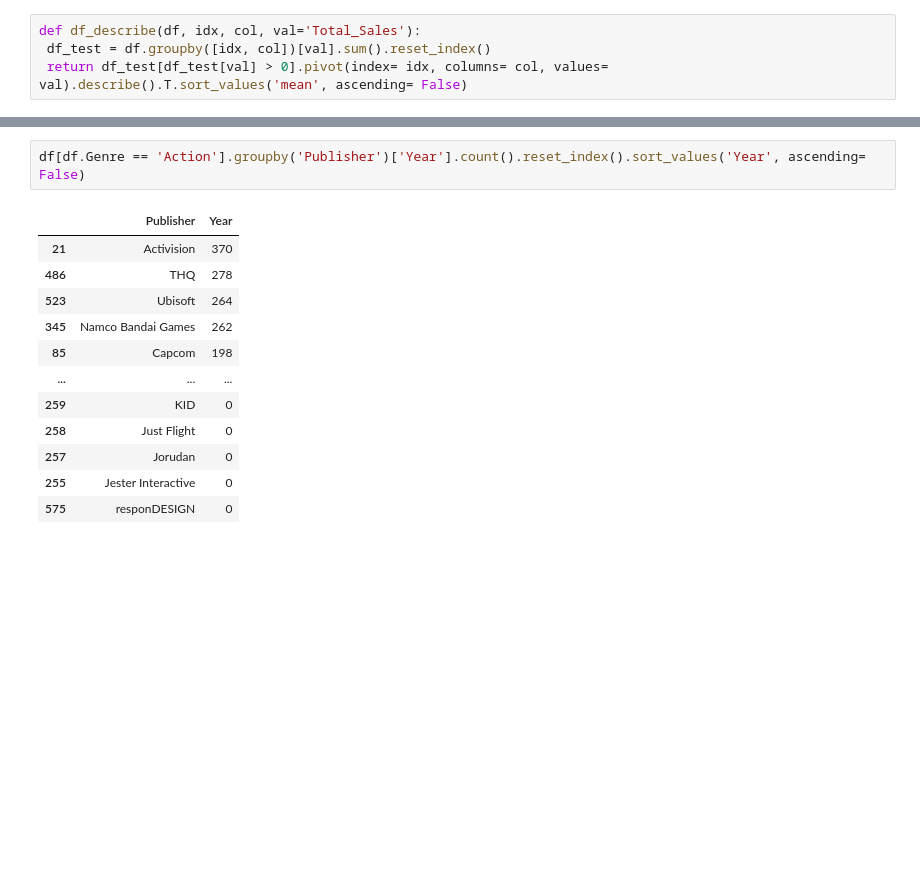
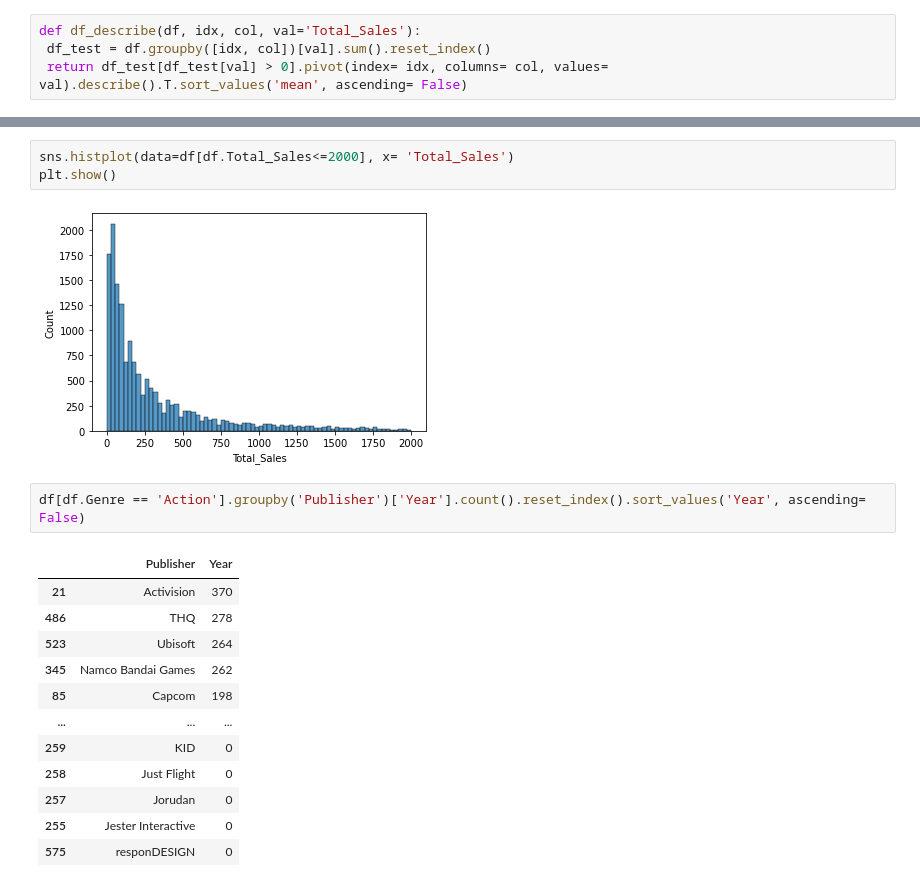
Before and after one commit to e080hsm/Section1_Project, a Jupyter notebook: ai14_n1xx_우성호.ipynb, the cells around one changed output, grey strips where cells are left out. Saved outputs shown, nothing was run; the diff lists cells and outputs as text; blank space fills up the shorter version.

```diff
--- a/ai14_n1xx_우성호.ipynb
+++ b/ai14_n1xx_우성호.ipynb
@@ -304,3 +393,8 @@ def df_describe(df, idx, col, val='Total_Sales'):
+# %%
+sns.histplot(data=df[df.Total_Sales<=2000], x= 'Total_Sales')
+plt.show()
+# %% [output]
+[figure, added]
 # %%
 df[df.Genre == 'Action'].groupby('Publisher')['Year'].count().reset_index().sort_values('Year', ascending= False)
 # %% [output]
```
Also changed, not shown: parts of 10 cells of this notebook.
